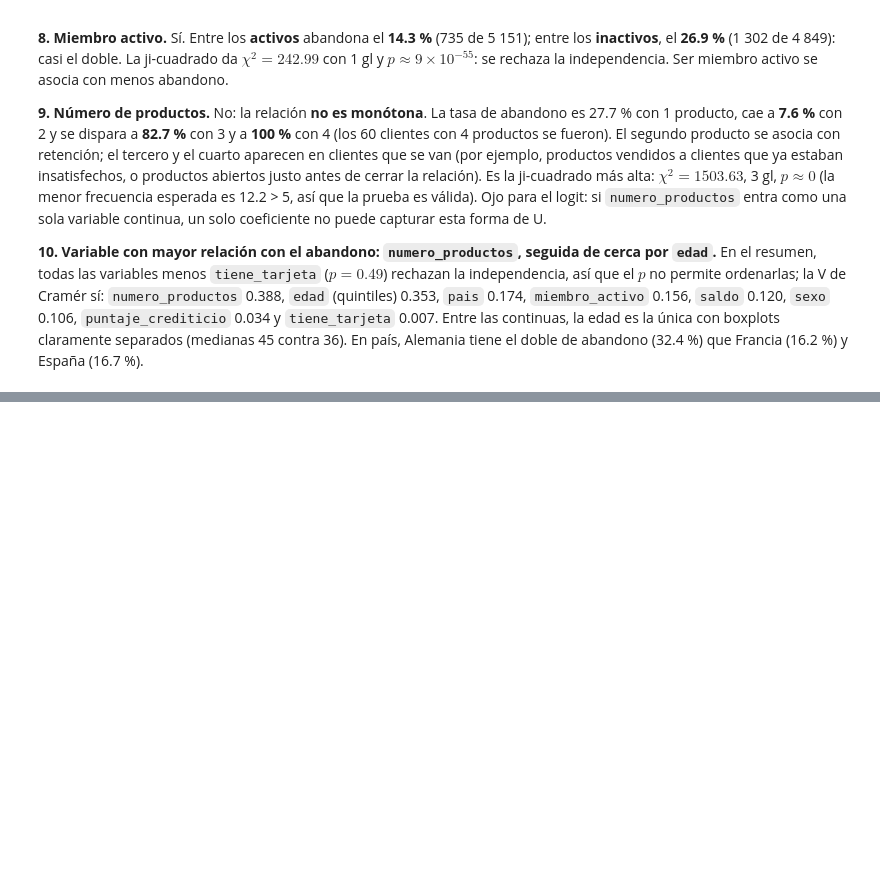
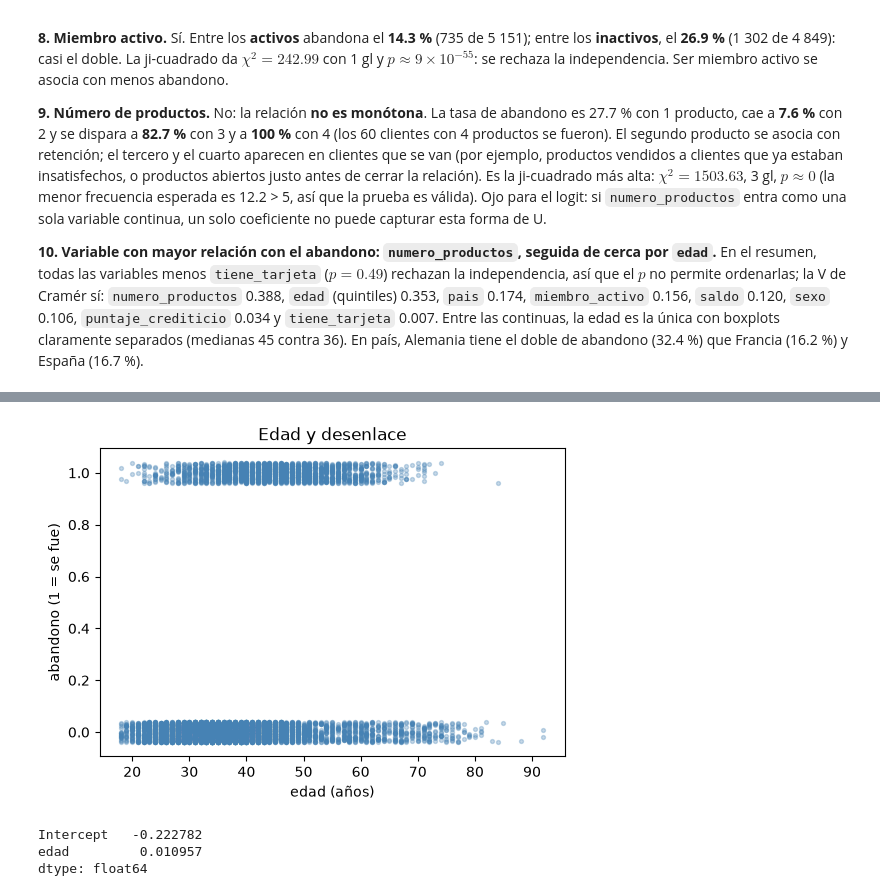
Before and after one commit to sebasrolemmel/Taller-abandono-producto-20262, a Jupyter notebook: Taller_Abandono_Producto_Financiero.ipynb, the cells around one changed output, grey strips where cells are left out. Cells and saved outputs as stored; diff of their text form; code cells hidden in the pictures; blank space fills up the shorter version.

```diff
--- a/Taller_Abandono_Producto_Financiero.ipynb
+++ b/Taller_Abandono_Producto_Financiero.ipynb
@@ -466,0 +471,17 @@ pd.DataFrame({k: resumen_ji2(s) for k, s in candidatas.items()}).T.sort_values("
+# %%
+rng = np.random.default_rng(1)
+y_jit = datos["abandono"] + rng.uniform(-0.04, 0.04, len(datos))
+plt.scatter(datos["edad"], y_jit, c="steelblue", s=8, alpha=0.3)
+plt.xlabel("edad (años)")
+plt.ylabel("abandono (1 = se fue)")
+plt.title("Edad y desenlace")
+plt.show()
+# %% [output]
+[figure, added]
+# %%
+ols = smf.ols("abandono ~ edad", data=datos).fit()
+print(ols.params)
+# %% [output]
+Intercept   -0.222782
+edad         0.010957
+dtype: float64
```
Also changed, not shown: parts of 15 cells of this notebook.
